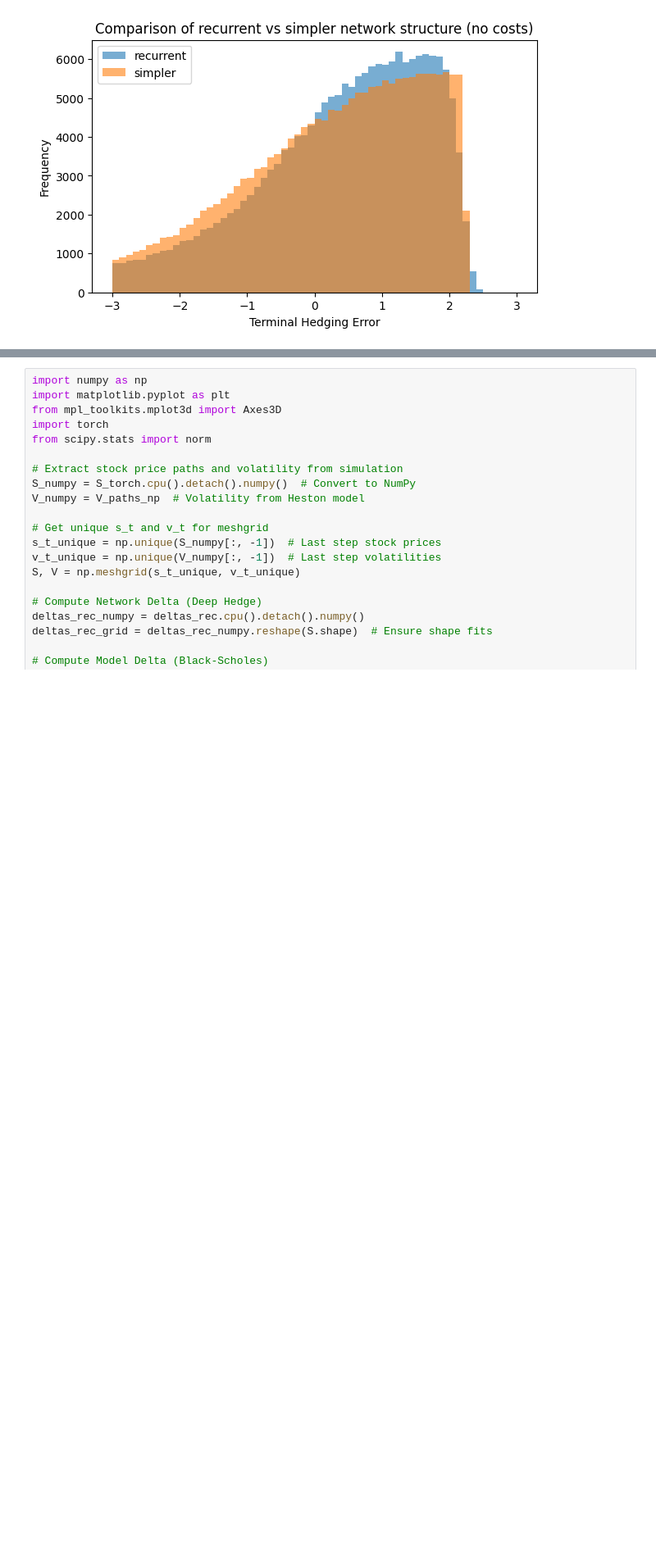
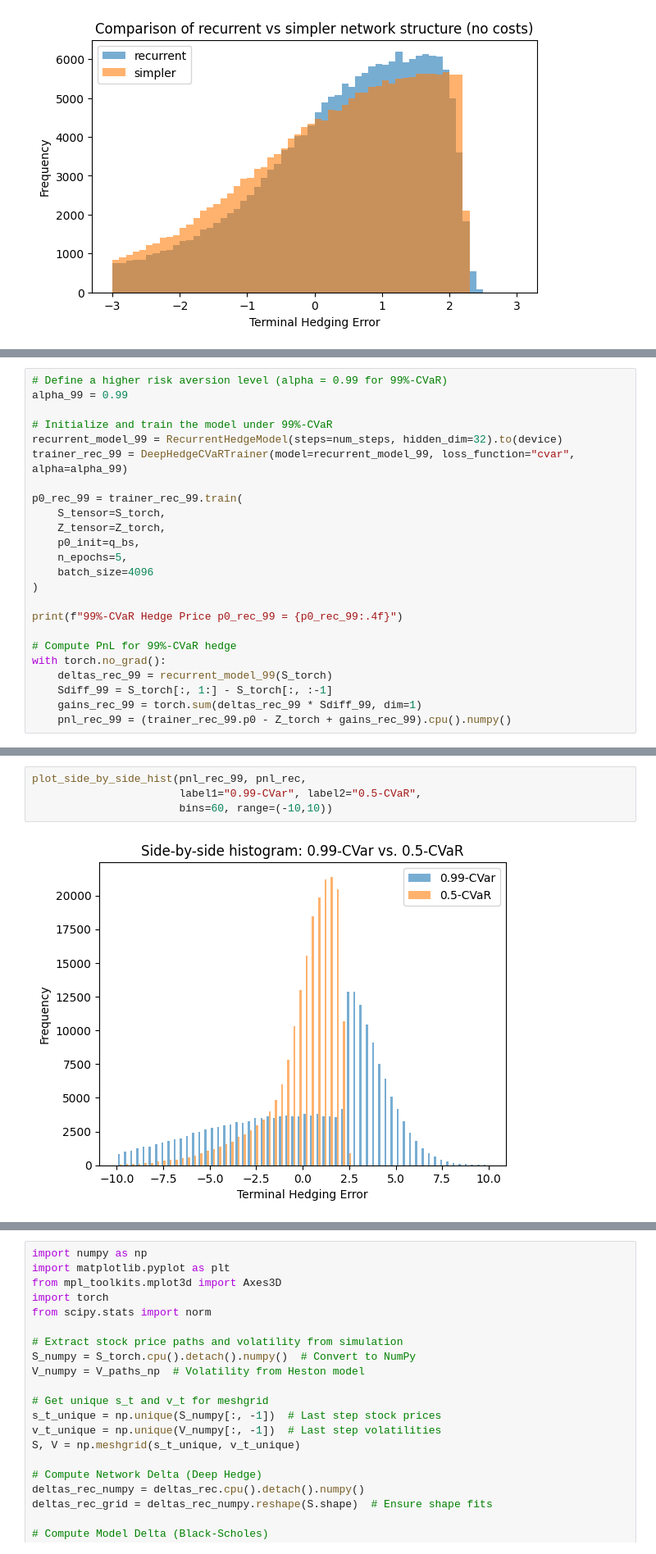
Before and after one commit to jingyiiiiz/MA4288O-Project, a Jupyter notebook: notebooks/example_european_call copy 2.ipynb, the cells around one changed output, grey strips where cells are left out. Shown at 82% size. Cells and saved outputs as stored; diff of their text form; blank space fills up the shorter version.

```diff
--- a/notebooks/example_european_call copy 2.ipynb
+++ b/notebooks/example_european_call copy 2.ipynb
@@ -298,0 +305,24 @@ Simpler      | 0.0455   | 2.2872 | -6.7296
+# %%
+# Define a higher risk aversion level (alpha = 0.99 for 99%-CVaR)
+alpha_99 = 0.99
+
+# Initialize and train the model under 99%-CVaR
+recurrent_model_99 = RecurrentHedgeModel(steps=num_steps, hidden_dim=32).to(device)
+trainer_rec_99 = DeepHedgeCVaRTrainer(model=recurrent_model_99, loss_function="cvar", alpha=alpha_99)
+
+p0_rec_99 = trainer_rec_99.train(
+    S_tensor=S_torch,
+    Z_tensor=Z_torch,
+    p0_init=q_bs,
+    n_epochs=5,
+    batch_size=4096
+)
+
+print(f"99%-CVaR Hedge Price p0_rec_99 = {p0_rec_99:.4f}")
+
+# Compute PnL for 99%-CVaR hedge
+with torch.no_grad():
+    deltas_rec_99 = recurrent_model_99(S_torch)
+    Sdiff_99 = S_torch[:, 1:] - S_torch[:, :-1]
+    gains_rec_99 = torch.sum(deltas_rec_99 * Sdiff_99, dim=1)
+    pnl_rec_99 = (trainer_rec_99.p0 - Z_torch + gains_rec_99).cpu().numpy()
@@ -298,0 +336,6 @@ Simpler      | 0.0455   | 2.2872 | -6.7296
+# %%
+plot_side_by_side_hist(pnl_rec_99, pnl_rec,
+                       label1="0.99-CVar", label2="0.5-CVaR",
+                       bins=60, range=(-10,10))
+# %% [output]
+[figure, added]
```
Also changed, not shown: parts of 10 cells of this notebook, 1 other file.
